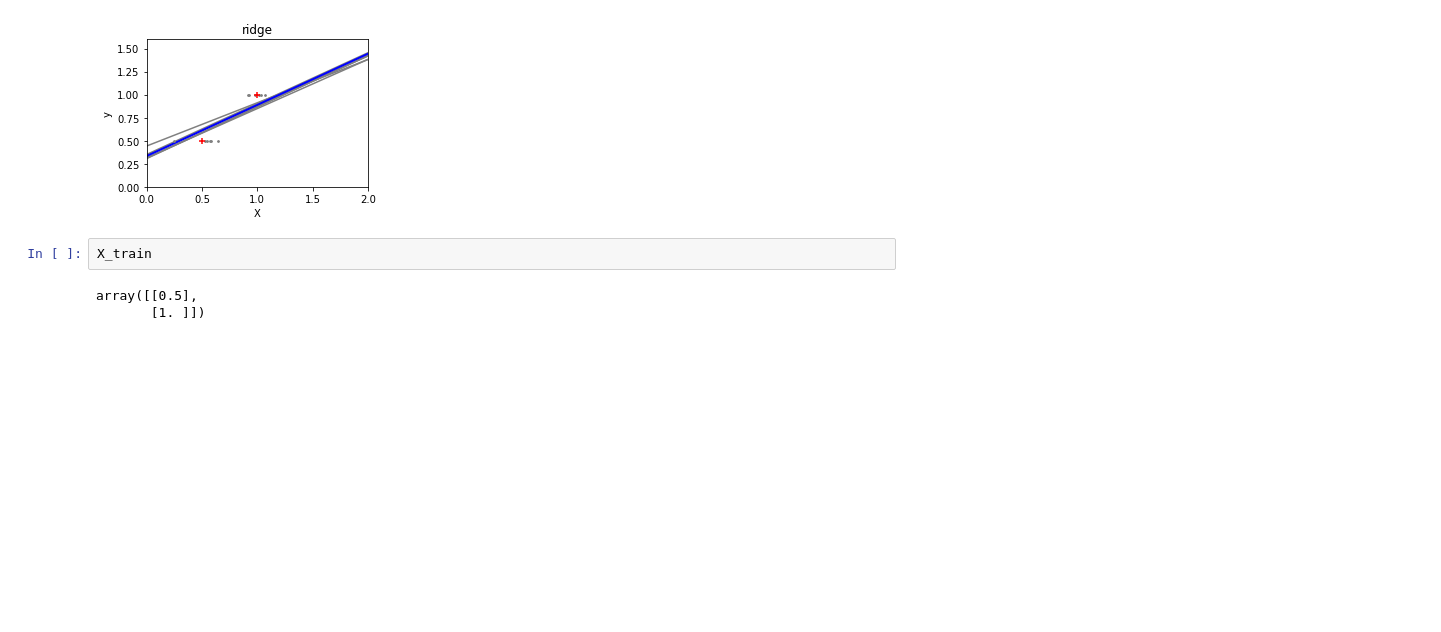
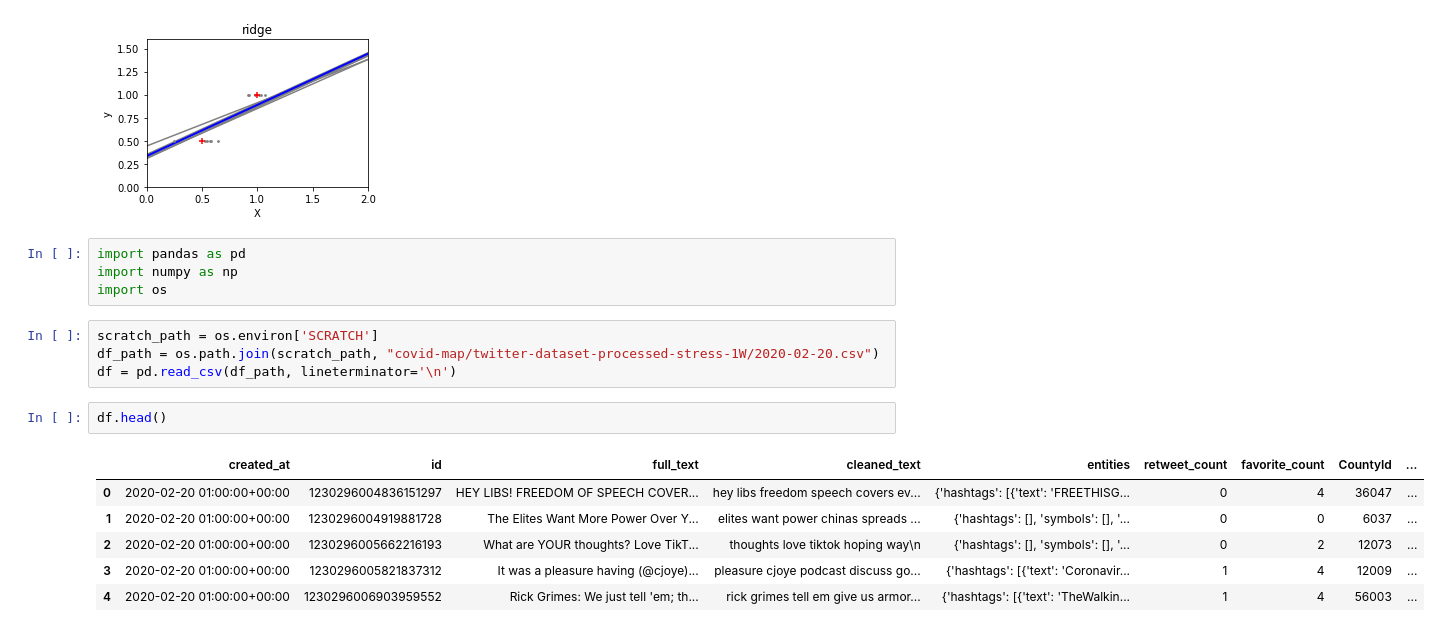
Before and after one commit to dyllanwli/covid19-socialmedia-datamining, a Jupyter notebook: depression/OLS.ipynb, the cells around one changed output. Drawn from its saved outputs; the diff is of its cells as text; blank space fills up the shorter version.

```diff
--- a/depression/OLS.ipynb
+++ b/depression/OLS.ipynb
@@ -39,8 +39,20 @@ plt.show()
 # %% [output]
 [figure]
 [figure]
-# %%
-X_train
-# %% [output]
-array([[0.5],
-       [1. ]])
+# %%
+import pandas as pd
+import numpy as np
+import os
+# %%
+scratch_path = os.environ['SCRATCH']
+df_path = os.path.join(scratch_path, "covid-map/twitter-dataset-processed-stress-1W/2020-02-20.csv")
+df = pd.read_csv(df_path, lineterminator='\n')
+# %%
+df.head()
+# %% [output]
+|  | created_at | id | full_text | cleaned_text | entities | retweet_count | favorite_count | CountyId | ... |
+| 0 | 2020-02-20 01:00:00+00:00 | 1230296004836151297 | HEY LIBS! FREEDOM OF SPEECH COVER... | hey libs freedom speech covers ev... | {'hashtags': [{'text': 'FREETHISG... | 0 | 4 | 36047 | ... |
+| 1 | 2020-02-20 01:00:00+00:00 | 1230296004919881728 | The Elites Want More Power Over Y... | elites want power chinas spreads ... | {'hashtags': [], 'symbols': [], '... | 0 | 0 | 6037 | ... |
+| 2 | 2020-02-20 01:00:00+00:00 | 1230296005662216193 | What are YOUR thoughts? Love TikT... | thoughts love tiktok hoping way\n | {'hashtags': [], 'symbols': [], '... | 0 | 2 | 12073 | ... |
+| 3 | 2020-02-20 01:00:00+00:00 | 1230296005821837312 | It was a pleasure having (@cjoye)... | pleasure cjoye podcast discuss go... | {'hashtags': [{'text': 'Coronavir... | 1 | 4 | 12009 | ... |
+| 4 | 2020-02-20 01:00:00+00:00 | 1230296006903959552 | Rick Grimes: We just tell 'em; th... | rick grimes tell em give us armor... | {'hashtags': [{'text': 'TheWalkin... | 1 | 4 | 56003 | ... |
```
Also changed, not shown: parts of 1 cell of this notebook, 8 other files.
